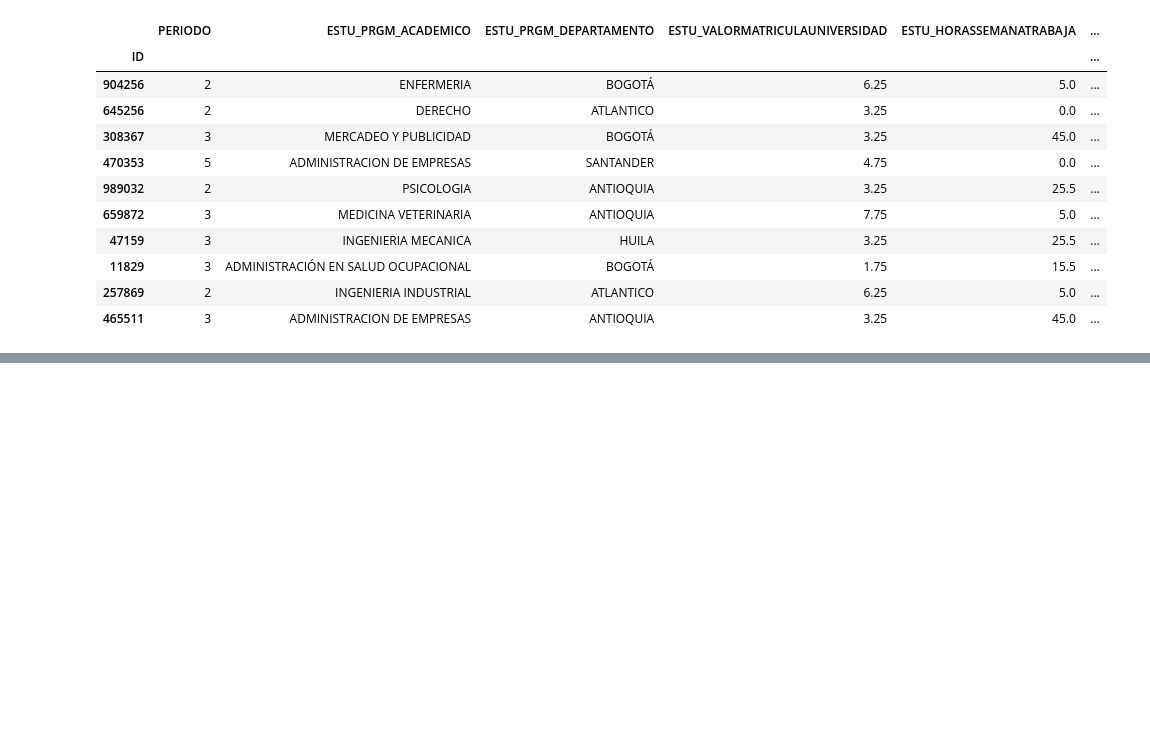
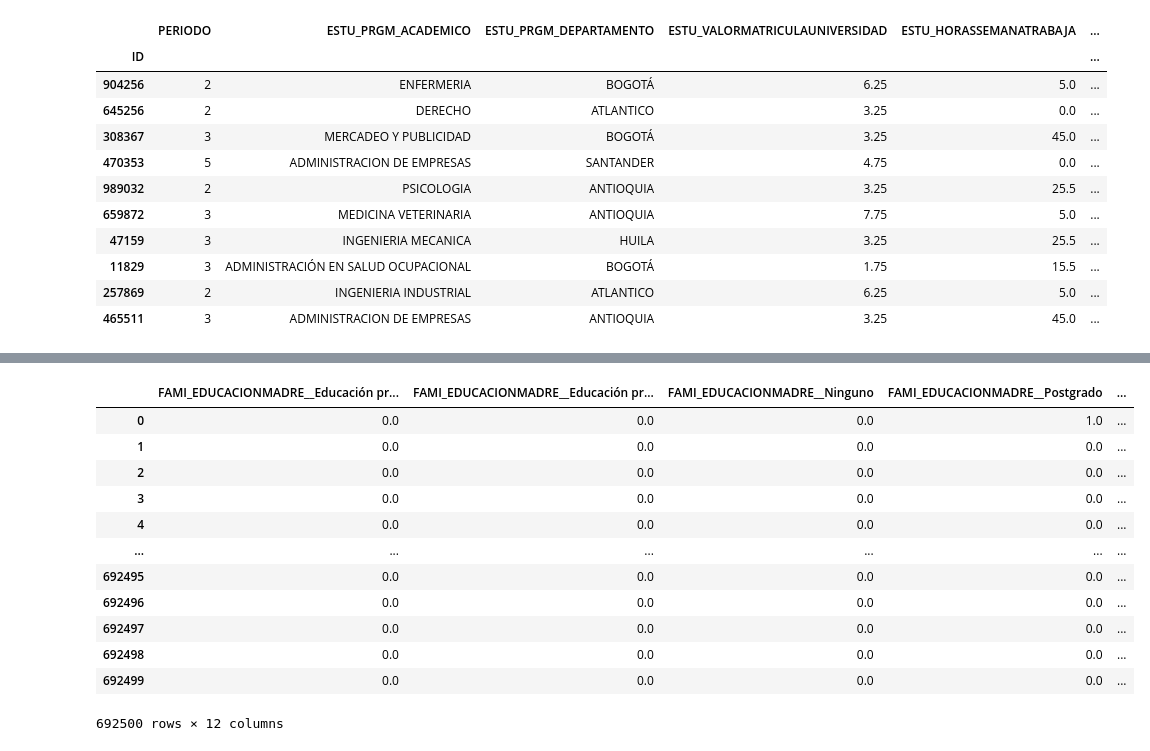
Before and after one commit to estivenalv/proyectoIA, a Jupyter notebook: 02 - preprocesado.ipynb, the cells around one changed output, grey strips where cells are left out. Drawn from its saved outputs; the diff is of its cells as text; code cells hidden in the pictures; blank space fills up the shorter version.

```diff
--- a/02 - preprocesado.ipynb
+++ b/02 - preprocesado.ipynb
@@ -342,3 +392,25 @@ df_01.head(10)
+# %%
+# onehot final
+FAMI_EDUCACIONMADRE_onehot_enc = np.r_[[FAMI_EDUCACIONMADRE_onehot_vals[i] for i in df_01.FAMI_EDUCACIONMADRE]]
+FAMI_EDUCACIONMADRE_df = pd.DataFrame(FAMI_EDUCACIONMADRE_onehot_enc, columns=[f"FAMI_EDUCACIONMADRE__{v}" for v in FAMI_EDUCACIONMADRE_onehot_vals])
+
+# eliminar la columna original
+df_01 = pd.concat([FAMI_EDUCACIONMADRE_df, df_01], axis=1).drop('FAMI_EDUCACIONMADRE', axis=1)
+FAMI_EDUCACIONMADRE_df
+# %% [output]
+|  | FAMI_EDUCACIONMADRE__Educación pr... | FAMI_EDUCACIONMADRE__Educación pr... | FAMI_EDUCACIONMADRE__Ninguno | FAMI_EDUCACIONMADRE__Postgrado | ... |
+| 0 | 0.0 | 0.0 | 0.0 | 1.0 | ... |
+| 1 | 0.0 | 0.0 | 0.0 | 0.0 | ... |
+| 2 | 0.0 | 0.0 | 0.0 | 0.0 | ... |
+| 3 | 0.0 | 0.0 | 0.0 | 0.0 | ... |
+| 4 | 0.0 | 0.0 | 0.0 | 0.0 | ... |
+| ... | ... | ... | ... | ... | ... |
+| 692495 | 0.0 | 0.0 | 0.0 | 0.0 | ... |
+| 692496 | 0.0 | 0.0 | 0.0 | 0.0 | ... |
+| 692497 | 0.0 | 0.0 | 0.0 | 0.0 | ... |
+| 692498 | 0.0 | 0.0 | 0.0 | 0.0 | ... |
+| 692499 | 0.0 | 0.0 | 0.0 | 0.0 | ... |
+692500 rows × 12 columns
 # %%
 df_01.isna().sum() #/len(df)
 # %% [output]
```
Also changed, not shown: parts of 9 cells of this notebook.
